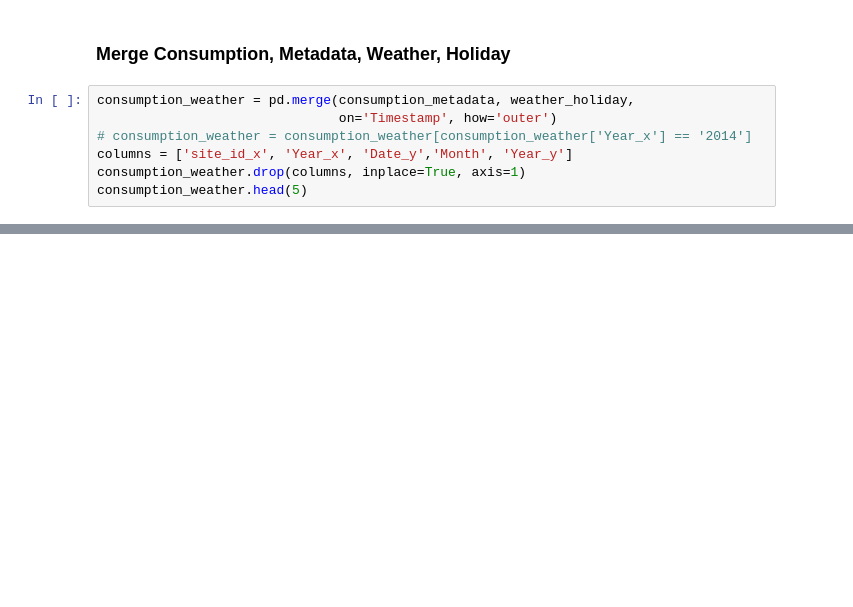
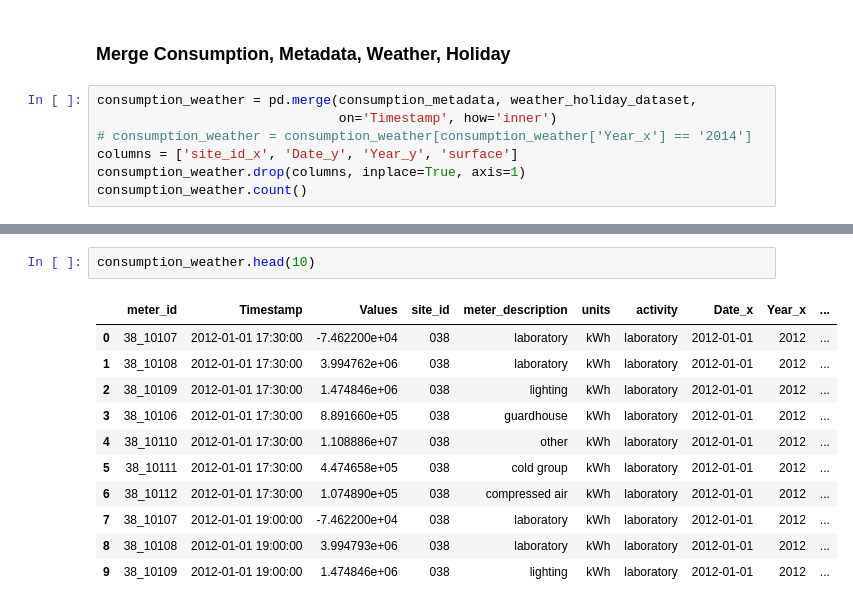
Before and after one commit to fagan2888/EnergyScience, a Jupyter notebook: src/EnergyBook.ipynb, the cells around one changed output, grey strips where cells are left out. Drawn from its saved outputs; the diff is of its cells as text; blank space fills up the shorter version.

```diff
--- a/src/EnergyBook.ipynb
+++ b/src/EnergyBook.ipynb
@@ -133,9 +167,9 @@ consumption_metadata.head(5)
 # %% [markdown]
 ### Merge Consumption, Metadata, Weather, Holiday
 # %%
-consumption_weather = pd.merge(consumption_metadata, weather_holiday,
-                               on='Timestamp', how='outer')
+consumption_weather = pd.merge(consumption_metadata, weather_holiday_dataset,
+                               on='Timestamp', how='inner')
 # consumption_weather = consumption_weather[consumption_weather['Year_x'] == '2014']
-columns = ['site_id_x', 'Year_x', 'Date_y','Month', 'Year_y']
+columns = ['site_id_x', 'Date_y', 'Year_y', 'surface']
 consumption_weather.drop(columns, inplace=True, axis=1)
-consumption_weather.head(5)
+consumption_weather.count()
@@ -141,0 +191,14 @@ consumption_weather.head(5)
+# %%
+consumption_weather.head(10)
+# %% [output]
+|  | meter_id | Timestamp | Values | site_id | meter_description | units | activity | Date_x | Year_x | ... |
+| 0 | 38_10107 | 2012-01-01 17:30:00 | -7.462200e+04 | 038 | laboratory | kWh | laboratory | 2012-01-01 | 2012 | ... |
+| 1 | 38_10108 | 2012-01-01 17:30:00 | 3.994762e+06 | 038 | laboratory | kWh | laboratory | 2012-01-01 | 2012 | ... |
+| 2 | 38_10109 | 2012-01-01 17:30:00 | 1.474846e+06 | 038 | lighting | kWh | laboratory | 2012-01-01 | 2012 | ... |
+| 3 | 38_10106 | 2012-01-01 17:30:00 | 8.891660e+05 | 038 | guardhouse | kWh | laboratory | 2012-01-01 | 2012 | ... |
+| 4 | 38_10110 | 2012-01-01 17:30:00 | 1.108886e+07 | 038 | other | kWh | laboratory | 2012-01-01 | 2012 | ... |
+| 5 | 38_10111 | 2012-01-01 17:30:00 | 4.474658e+05 | 038 | cold group | kWh | laboratory | 2012-01-01 | 2012 | ... |
+| 6 | 38_10112 | 2012-01-01 17:30:00 | 1.074890e+05 | 038 | compressed air | kWh | laboratory | 2012-01-01 | 2012 | ... |
+| 7 | 38_10107 | 2012-01-01 19:00:00 | -7.462200e+04 | 038 | laboratory | kWh | laboratory | 2012-01-01 | 2012 | ... |
+| 8 | 38_10108 | 2012-01-01 19:00:00 | 3.994793e+06 | 038 | laboratory | kWh | laboratory | 2012-01-01 | 2012 | ... |
+| 9 | 38_10109 | 2012-01-01 19:00:00 | 1.474846e+06 | 038 | lighting | kWh | laboratory | 2012-01-01 | 2012 | ... |
```
Also changed, not shown: parts of 17 cells of this notebook.
